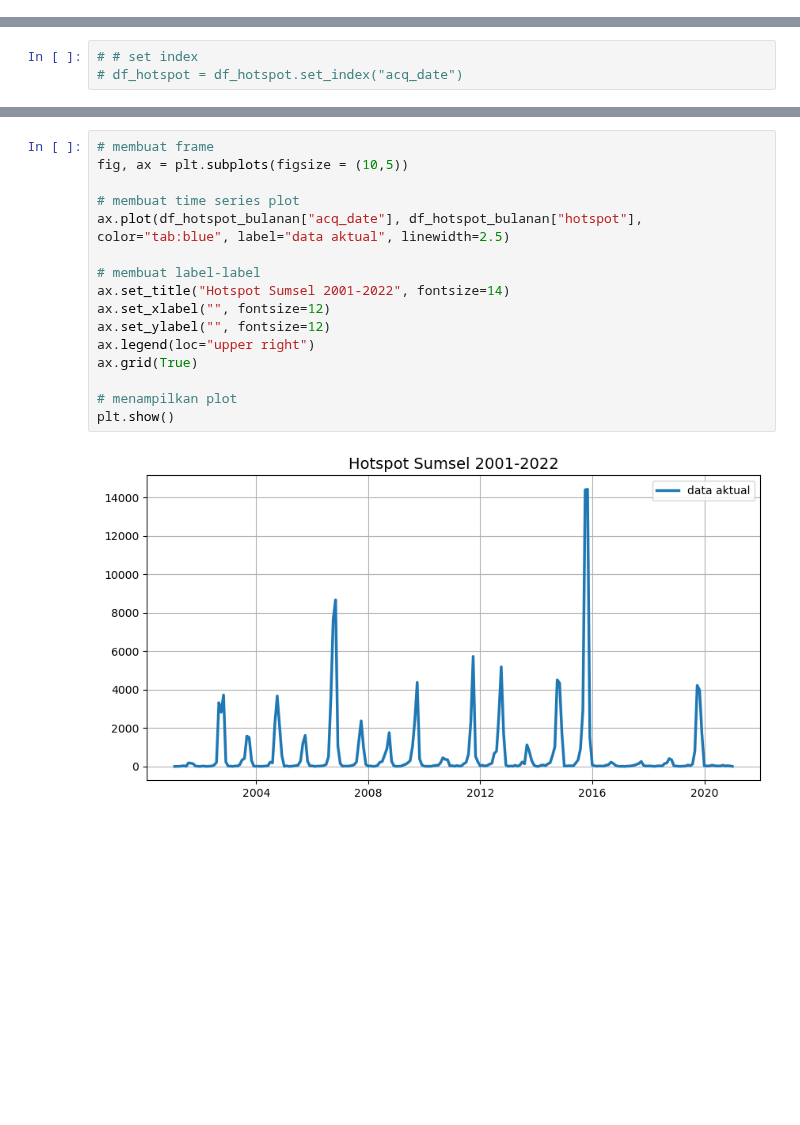
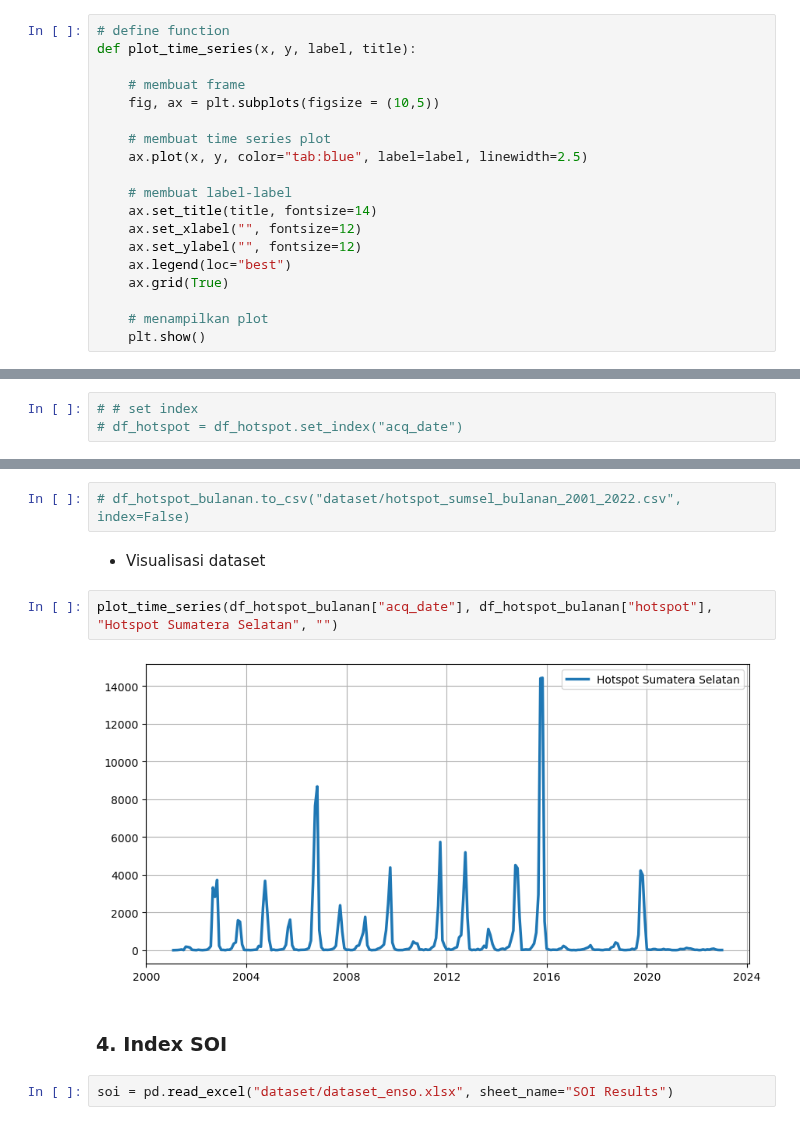
Before and after one commit to kusin/2024_BOPTN_Hopsot, a Jupyter notebook: source-code/praproses_hotspot.ipynb, the cells around one changed output, grey strips where cells are left out. Cells and saved outputs as stored; diff of their text form; blank space fills up the shorter version.

```diff
--- a/source-code/praproses_hotspot.ipynb
+++ b/source-code/praproses_hotspot.ipynb
@@ -24,4 +24,23 @@ from mlxtend.preprocessing import minmax_scaling
 from sklearn.model_selection import train_test_split
 # %% [markdown]
 ### 2. Deklarasi Function
+# %%
+# define function
+def plot_time_series(x, y, label, title):
+
+    # membuat frame
+    fig, ax = plt.subplots(figsize = (10,5))
+
+    # membuat time series plot
+    ax.plot(x, y, color="tab:blue", label=label, linewidth=2.5)
+
+    # membuat label-label
+    ax.set_title(title, fontsize=14)
+    ax.set_xlabel("", fontsize=12)
+    ax.set_ylabel("", fontsize=12)
+    ax.legend(loc="best")
+    ax.grid(True)
+
+    # menampilkan plot
+    plt.show()
 # %% [markdown]
@@ -83,18 +105,12 @@ df_hotspot_bulanan
-# %%
-# membuat frame
-fig, ax = plt.subplots(figsize = (10,5))
-
-# membuat time series plot
-ax.plot(df_hotspot_bulanan["acq_date"], df_hotspot_bulanan["hotspot"], color="tab:blue", label="data aktual", linewidth=2.5)
-
-# membuat label-label
-ax.set_title("Hotspot Sumsel 2001-2022", fontsize=14)
-ax.set_xlabel("", fontsize=12)
-ax.set_ylabel("", fontsize=12)
-ax.legend(loc="upper right")
-ax.grid(True)
-
-# menampilkan plot
-plt.show()
-# %% [output]
-[figure, removed]
+# %%
+# df_hotspot_bulanan.to_csv("dataset/hotspot_sumsel_bulanan_2001_2022.csv", index=False)
+# %% [markdown]
+- Visualisasi dataset
+# %%
+plot_time_series(df_hotspot_bulanan["acq_date"], df_hotspot_bulanan["hotspot"], "Hotspot Sumatera Selatan", "")
+# %% [output]
+[figure, added]
+# %% [markdown]
+### 4. Index SOI
+# %%
+soi = pd.read_excel("dataset/dataset_enso.xlsx", sheet_name="SOI Results")
```
Also changed, not shown: parts of 11 cells of this notebook, 11 other files.
